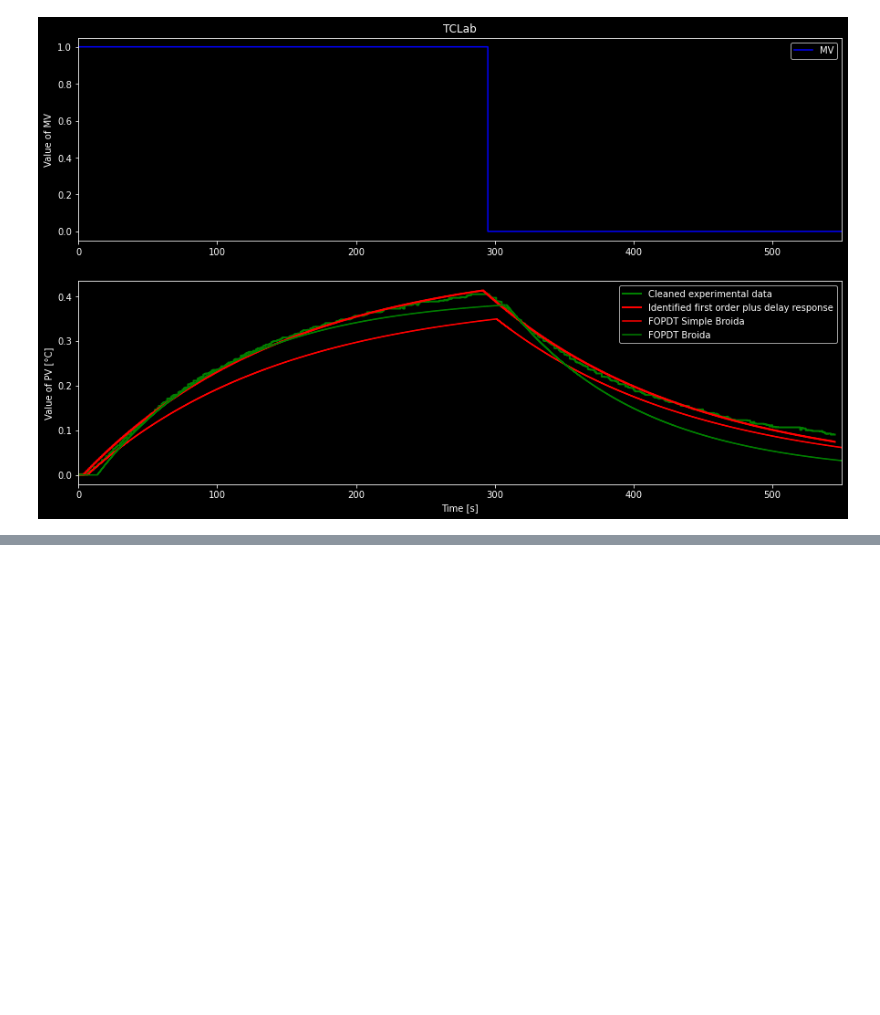
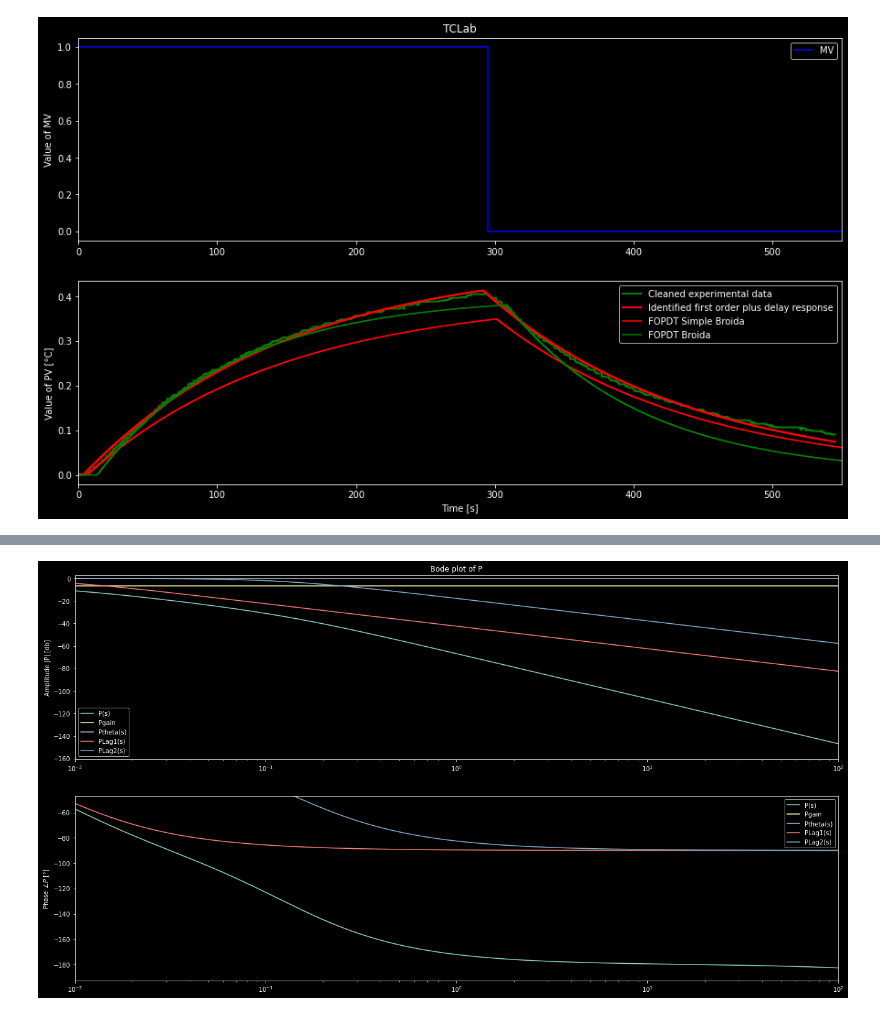
Before and after one commit to DaveTheDudeFromECAM/TCLab_DBR, a Jupyter notebook: dave/Dave_exp_MV.ipynb, the cells around one changed output, grey strips where cells are left out. Saved outputs shown, nothing was run; the diff lists cells and outputs as text; code cells hidden in the pictures; blank space fills up the shorter version.

```diff
--- a/dave/Dave_exp_MV.ipynb
+++ b/dave/Dave_exp_MV.ipynb
@@ -397,0 +416,18 @@ plt.xlim([0, TSim])
+# %%
+P = Process({})
+
+P.parameters['Kp'] = 0.46575892823243076
+P.parameters['Tlag1'] = 132.04151002516983
+P.parameters['Tlag2'] = 7.647730018039972
+P.parameters['theta'] = 0.0004910330468864688
+
+omega = np.logspace(-2, 2, 10000)
+Bode(P, omega )
+
+C = Controller({})
+C.parameters['Kc'] = 3.785622825343554
+C.parameters['Ti'] =  139.6892400432098
+C.parameters['Td'] =  7.229030808202924
+C.parameters['alpha']= 0.1
+# %% [output]
+[figure, added]
```
Also changed, not shown: parts of 5 cells of this notebook, 39 other files.
